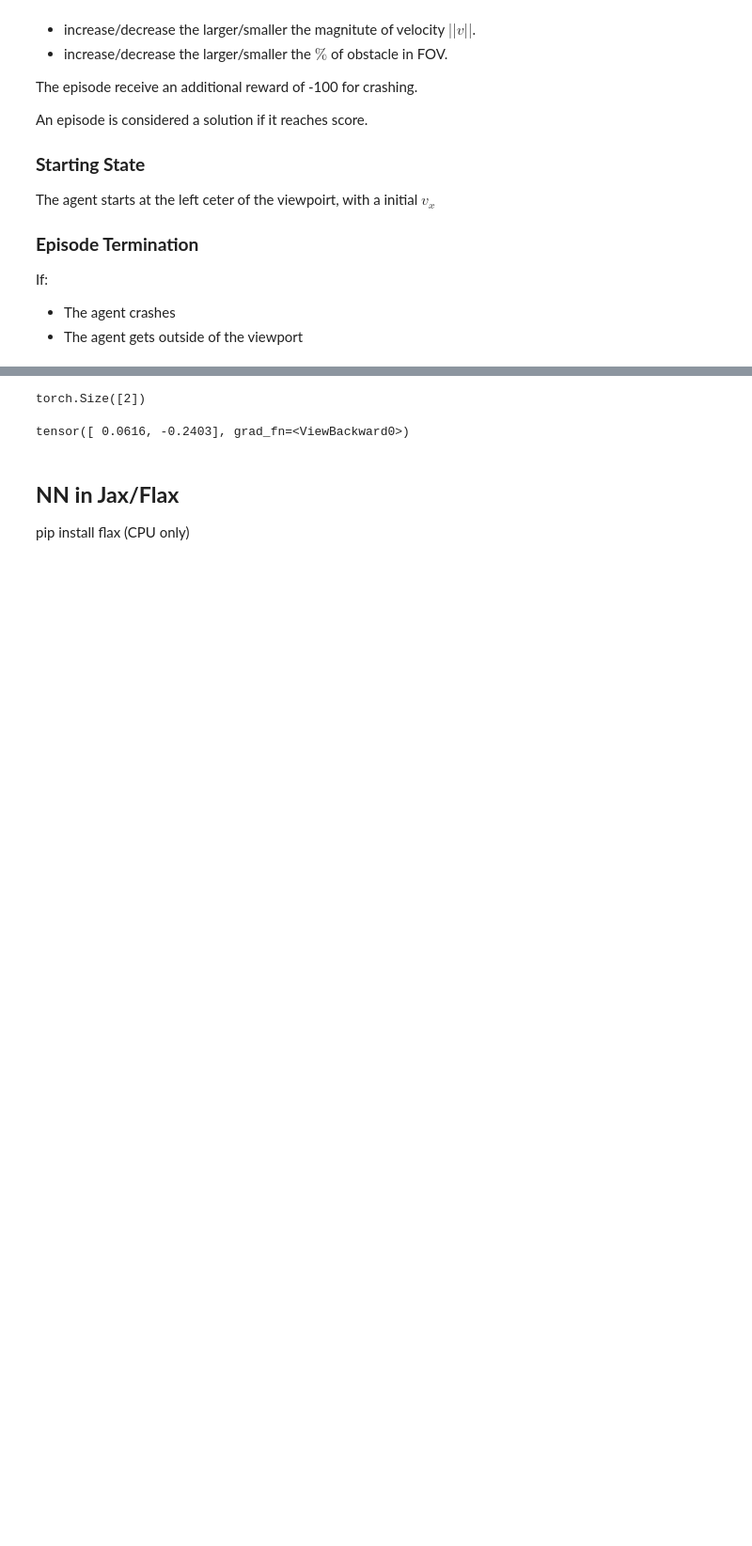
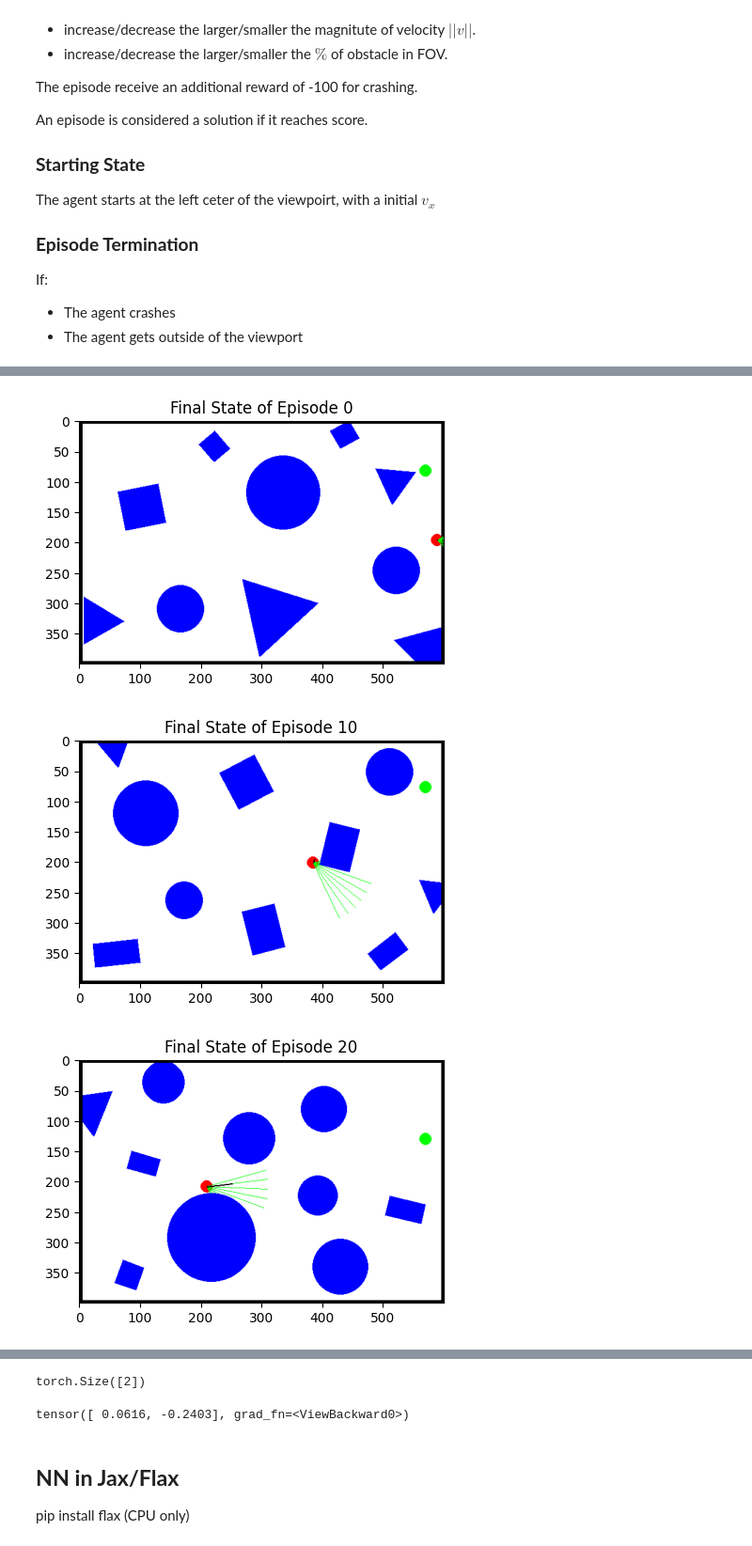
Before and after one commit to tonyzyl/Simple-Pathfinding-with-Gymnasium, a Jupyter notebook: uav.ipynb, the cells around one changed output, grey strips where cells are left out. Shown: that part at 94% size. Cells and saved outputs as stored; diff of their text form; code cells hidden in the pictures; blank space fills up the shorter version.

```diff
--- a/uav.ipynb
+++ b/uav.ipynb
@@ -828,7 +861,7 @@ class DQNAgent:
         '''
         self.target_network.load_state_dict(self.q_network.state_dict())
 # %%
-def train(agent, env, n_episodes=2000, n_max_step=1000, eps_start=1.0, eps_end=0.01, eps_decay=0.995, target_update=10):
+def train(agent, env, n_episodes=2000, n_max_step=1000, eps_start=1.0, eps_end=0.01, eps_decay=0.995, target_update=10, print_every=10):
     '''
     Train a DQN agent.
 
@@ -859,6 +892,7 @@ def train(agent, env, n_episodes=2000, n_max_step=1000, eps_start=1.0, eps_end=0
     scores = []
     scores_window = deque(maxlen=100)
     eps = eps_start
+    final_states_images = []
 
     # Loop over episodes
     for i_episode in range(1, n_episodes + 1):
@@ -879,12 +913,17 @@ def train(agent, env, n_episodes=2000, n_max_step=1000, eps_start=1.0, eps_end=0
             # Update the agent, state and score
             agent.step(state, action, reward, next_state, done)
             state = next_state
+            #if n_step % 10 == 0:
+            #    print(f"Step {n_step}\tScore: {score:.2f}, step reward: {reward}")
             score += reward
 
             # End the episode if done
             if done:
                 break
-        print(f"Episode {i_episode}\tScore: {score:.2f}, done: {done}")
+        if n_step == n_max_step - 1:
+            score += PEN_NOT_FINISHED
+
+        print(f"Episode {i_episode}\tScore: {score:.2f}, done: {done}, final reward: {reward}")
         # At the end of episode append and save scores
         scores_window.append(score)
         scores.append(score)
@@ -900,15 +939,18 @@ def train(agent, env, n_episodes=2000, n_max_step=1000, eps_start=1.0, eps_end=0
             agent.update_target_network()
 
         # Print average score every 100 episodes
-        if i_episode % 10 == 0:
-            print('\rEpisode {}\tAverage Score: {:.2f}'.format(i_episode, np.mean(scores_window)))
+        if i_episode % print_every == 0:
+            frame = env.render()
+            final_states_images.append(frame)
+            env.close()
+            print('\rEpisode {}\tAverage Score: {:.2f}, Eps: {:.3f}'.format(i_episode, np.mean(scores_window), eps))
 
         # This environment is considered to be solved for a mean score of 200 or greater, so stop training.
         if i_episode % 100 == 0 and np.mean(scores_window) >= 200:
             break
 
 
-    return scores
+    return scores, final_states_images
 
 
 # Make an environment
@@ -920,5 +962,5 @@ action_size = 2
 agent = DQNAgent(state_size, action_size)
 
 # Train it
-scores = train(agent, env, 200)
+scores, final_states_images = train(agent, env, 100)
 # %% [output]
@@ -941,0 +984,11 @@ Episode 100     Average Score: 291.24
+# %%
+# Plotting the final states
+for i, img in enumerate(final_states_images):
+    plt.figure(figsize=(5, 5))
+    plt.imshow(img)
+    plt.title(f'Final State of Episode {i*10}')
+    plt.show()
+# %% [output]
+[figure, added]
+[figure, added]
+[figure, added]
```
Also changed, not shown: parts of 11 cells of this notebook.
